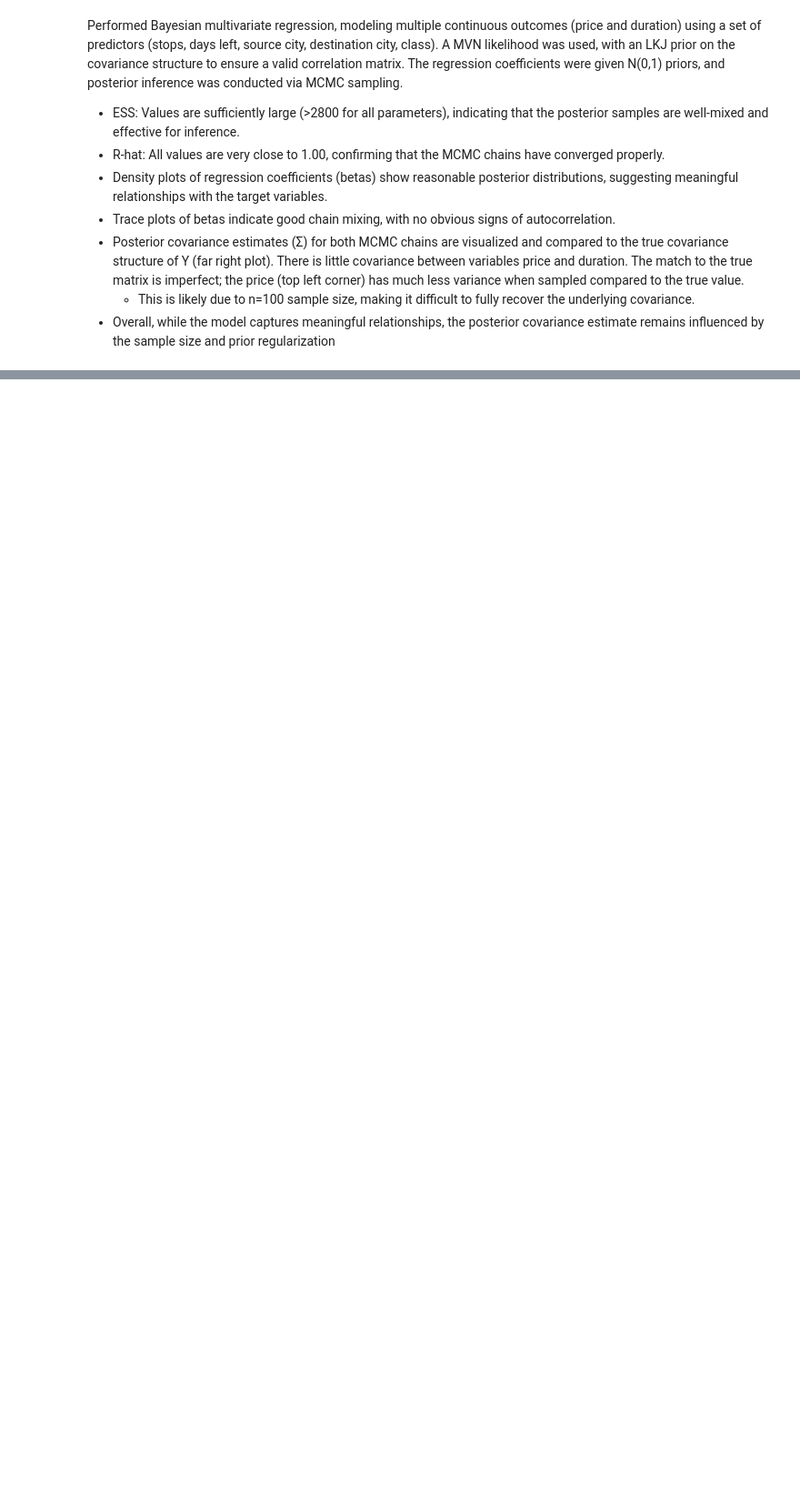
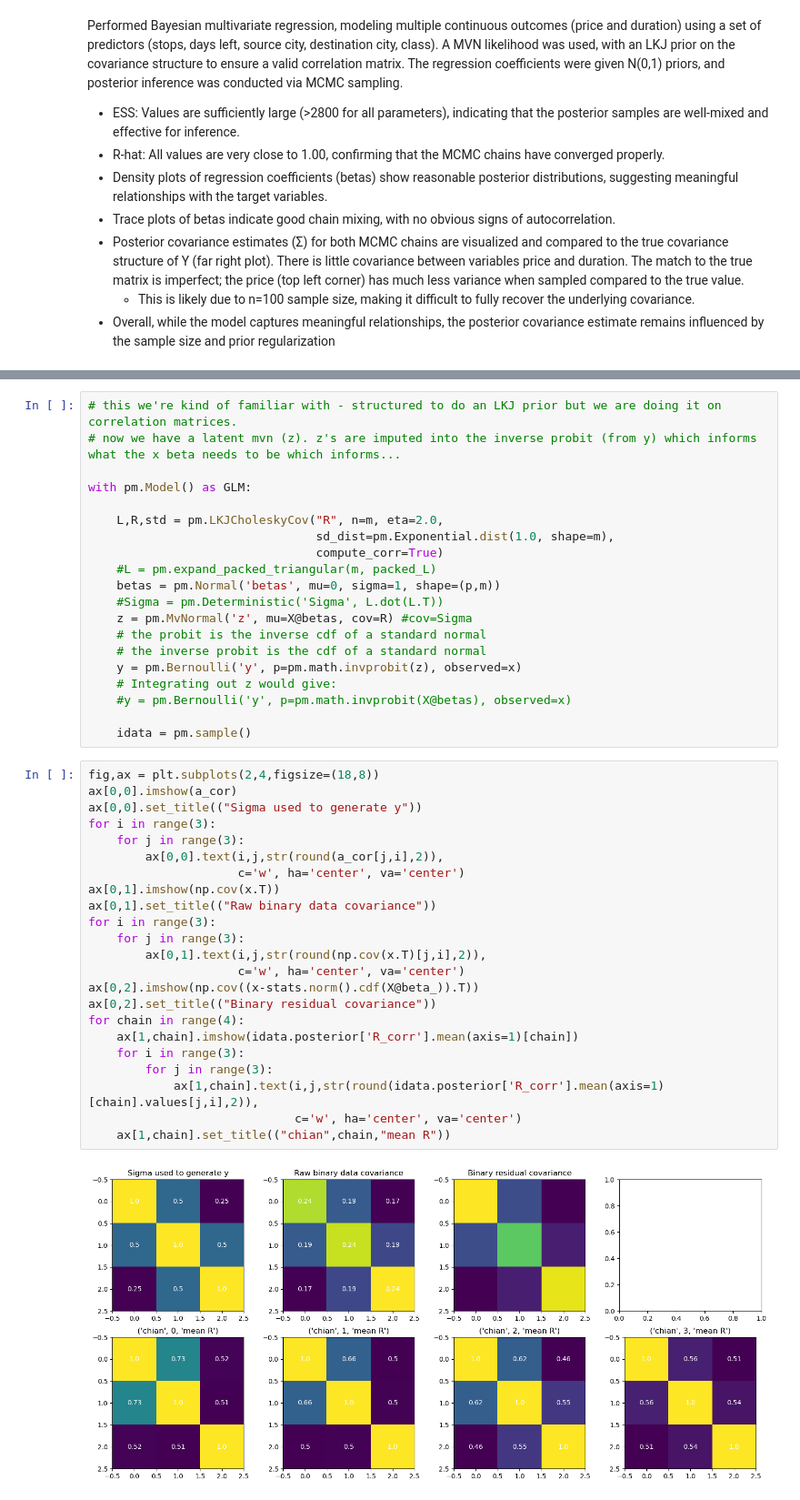
Before and after one commit to danield424/STA365, a Jupyter notebook: W8HW.ipynb, the cells around one changed output, grey strips where cells are left out. Shown: that part at 91% size. Drawn from its saved outputs; the diff is of its cells as text; blank space fills up the shorter version.

```diff
--- a/W8HW.ipynb
+++ b/W8HW.ipynb
@@ -436,0 +463,45 @@ We implemented Bayesian Multivariate Classification to model the probability of
+# %%
+# this we're kind of familiar with - structured to do an LKJ prior but we are doing it on correlation matrices.
+# now we have a latent mvn (z). z's are imputed into the inverse probit (from y) which informs what the x beta needs to be which informs...
+
+with pm.Model() as GLM:
+
+    L,R,std = pm.LKJCholeskyCov("R", n=m, eta=2.0,
+                                sd_dist=pm.Exponential.dist(1.0, shape=m),
+                                compute_corr=True)
+    #L = pm.expand_packed_triangular(m, packed_L)
+    betas = pm.Normal('betas', mu=0, sigma=1, shape=(p,m))
+    #Sigma = pm.Deterministic('Sigma', L.dot(L.T))
+    z = pm.MvNormal('z', mu=X@betas, cov=R) #cov=Sigma
+    # the probit is the inverse cdf of a standard normal
+    # the inverse probit is the cdf of a standard normal
+    y = pm.Bernoulli('y', p=pm.math.invprobit(z), observed=x)
+    # Integrating out z would give:
+    #y = pm.Bernoulli('y', p=pm.math.invprobit(X@betas), observed=x)
+
+    idata = pm.sample()
+# %%
+fig,ax = plt.subplots(2,4,figsize=(18,8))
+ax[0,0].imshow(a_cor)
+ax[0,0].set_title(("Sigma used to generate y"))
+for i in range(3):
+    for j in range(3):
+        ax[0,0].text(i,j,str(round(a_cor[j,i],2)),
+                     c='w', ha='center', va='center')
+ax[0,1].imshow(np.cov(x.T))
+ax[0,1].set_title(("Raw binary data covariance"))
+for i in range(3):
+    for j in range(3):
+        ax[0,1].text(i,j,str(round(np.cov(x.T)[j,i],2)),
+                     c='w', ha='center', va='center')
+ax[0,2].imshow(np.cov((x-stats.norm().cdf(X@beta_)).T))
+ax[0,2].set_title(("Binary residual covariance"))
+for chain in range(4):
+    ax[1,chain].imshow(idata.posterior['R_corr'].mean(axis=1)[chain])
+    for i in range(3):
+        for j in range(3):
+            ax[1,chain].text(i,j,str(round(idata.posterior['R_corr'].mean(axis=1)[chain].values[j,i],2)),
+                             c='w', ha='center', va='center')
+    ax[1,chain].set_title(("chian",chain,"mean R"))
+# %% [output]
+[figure, added]
```
Also changed, not shown: parts of 14 cells of this notebook.
